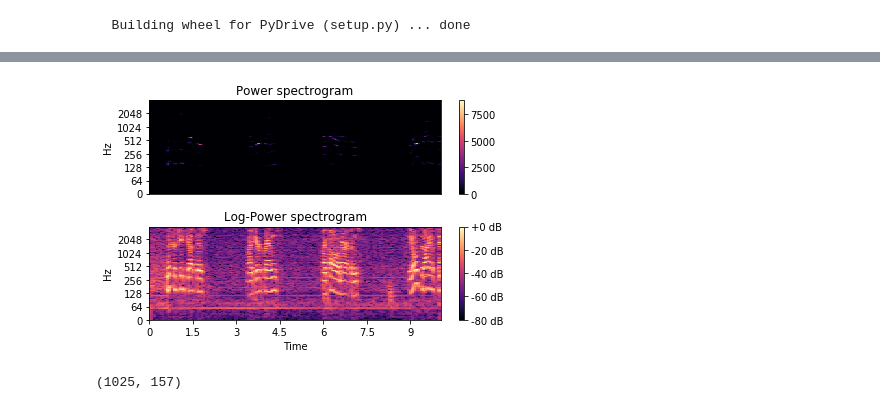
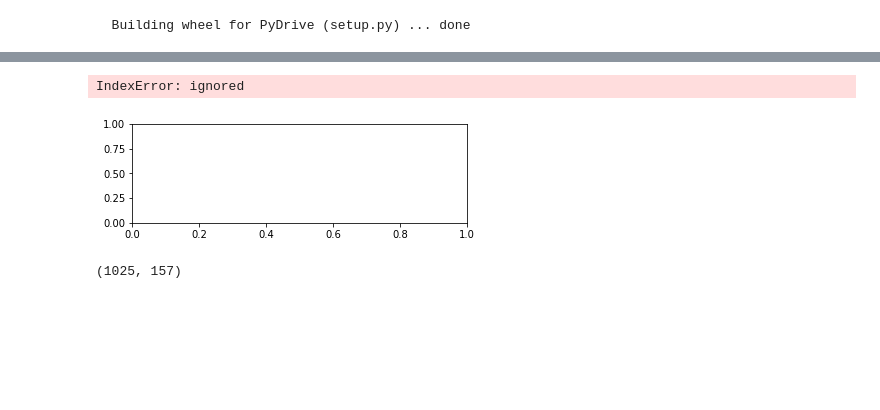
Before and after one commit to aritanaoya/howling_canceler, a Jupyter notebook: ハウリングキャンセラ.ipynb, the cells around one changed output, grey strips where cells are left out. Drawn from its saved outputs; the diff is of its cells as text; code cells hidden in the pictures; blank space fills up the shorter version.

```diff
--- a/ハウリングキャンセラ.ipynb
+++ b/ハウリングキャンセラ.ipynb
@@ -45,4 +70,5 @@ Successfully installed librosa-0.7.0 soundfile-0.10.2
 # %%
+#音声の読み込み
 import librosa
 import librosa.core as lc
 import numpy as np
@@ -52,12 +78,22 @@ import os
 import matplotlib.pyplot as plt
 import librosa.display
 
-def load_wav(audio_path):
-  y, sr = librosa.load(audio, duration=10, sr = 8000)
-  return y,sr
 
-audio_path = "ford8k.wav"
-load_wav(audio_path)
 
-# Get the power spectrogram
-S = np.abs(librosa.stft(y))**2
+def load_sound_files(parent_dir, file_paths):
+    raw_sounds = []
+
+    for fp in file_paths:
+        y,sr = librosa.load(parent_dir + fp)
+        raw_sounds.append(y)
+    return raw_sounds
+
+correct_sound_file_paths = ["ford8k_10s.wav","ford8k_20s.wav"]
+howling_sound_file_paths = ["ford8k_10s_howling1500out.wav","ford8k_20s_howling1500out.wav"]
+parent_dir = '/content/sound/'
+correct_sounds=[]
+howling_sounds=[]
+correct_sounds= load_sound_files(parent_dir,correct_sound_file_paths)
+howling_sounds= load_sound_files(parent_dir,howling_sound_file_paths)
+
+print((correct_sounds))
@@ -75,0 +104,14 @@ ipd.Audio(data=y_inv,rate=sr)
+# %%
+
+# Get the power spectrogram
+def cal_power_spectrogram(y):
+  x=[]
+  for i in  range(len(y)):
+    x.append(np.abs(librosa.stft(y[i]))**2)
+  return x
+
+powerspec_correct_sounds=[]
+powerspec_howling_sounds=[]
+powerspec_correct_sounds = cal_power_spectrogram(correct_sounds)
+print(powerspec_correct_sounds[0].shape)
+powerspec_howling_sounds= cal_power_spectrogram(howling_sounds)
@@ -76,23 +141,24 @@ ipd.Audio(data=y_inv,rate=sr)
 # %%
 #音声プロット
 #パワースペクトルと対数パワースペクトル
 def plt_power_spec(S,sr):
   plt.figure()
   plt.subplot(2, 1, 1)
   librosa.display.specshow(S, sr=sr, y_axis='log')
   plt.colorbar()
   plt.title('Power spectrogram')
   plt.subplot(2, 1, 2)
   librosa.display.specshow(librosa.power_to_db(S, ref=np.max),
                          sr=sr, y_axis='log', x_axis='time')
   plt.colorbar(format='%+2.0f dB')
   plt.title('Log-Power spectrogram')
   plt.tight_layout()
   plt.show()
 
-plt_power_spec(S,sr)
+plt_power_spec(powerspec_howling_sounds[0],22400)
 # %% [output]
+IndexError: ignored
-[figure, old version]
+[figure, new version]
 # %%
 print(S.shape)
 # %% [output]
```
Also changed, not shown: parts of 16 cells of this notebook.
